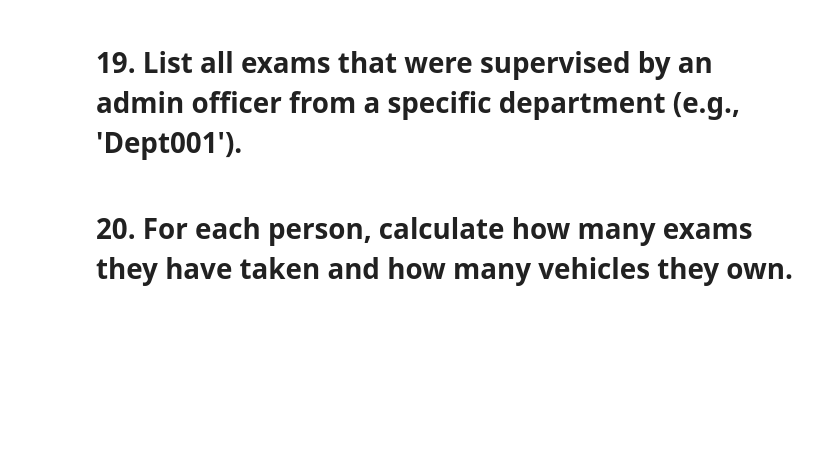
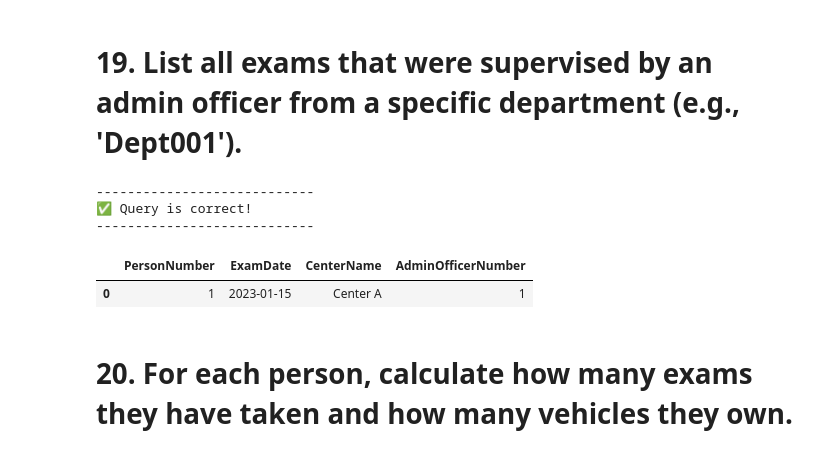
Before and after one commit to 00hiba00/project1, a Jupyter notebook: narsa_usecase.ipynb, the cells around one changed output. Cells and saved outputs as stored; diff of their text form; code cells hidden in the pictures; blank space fills up the shorter version.

```diff
--- a/narsa_usecase.ipynb
+++ b/narsa_usecase.ipynb
@@ -629,2 +647,14 @@ solution_idx=18)
+# %%
+run_query("""
+SELECT e.PersonNumber, e.ExamDate, e.CenterName, e.AdminOfficerNumber FROM Exam as e JOIN Officer as o ON e.AdminOfficerNumber=o.OfficerNumber
+WHERE o.DepartmentCode='Dept001';
+""",
+solution_idx=18)
+# %% [output]
+----------------------------
+✅ Query is correct!
+----------------------------
+|  | PersonNumber | ExamDate | CenterName | AdminOfficerNumber |
+| 0 | 1 | 2023-01-15 | Center A | 1 |
 # %% [markdown]
 # 20. For each person, calculate how many exams they have taken and how many vehicles they own.
```
Also changed, not shown: parts of 7 cells of this notebook.
